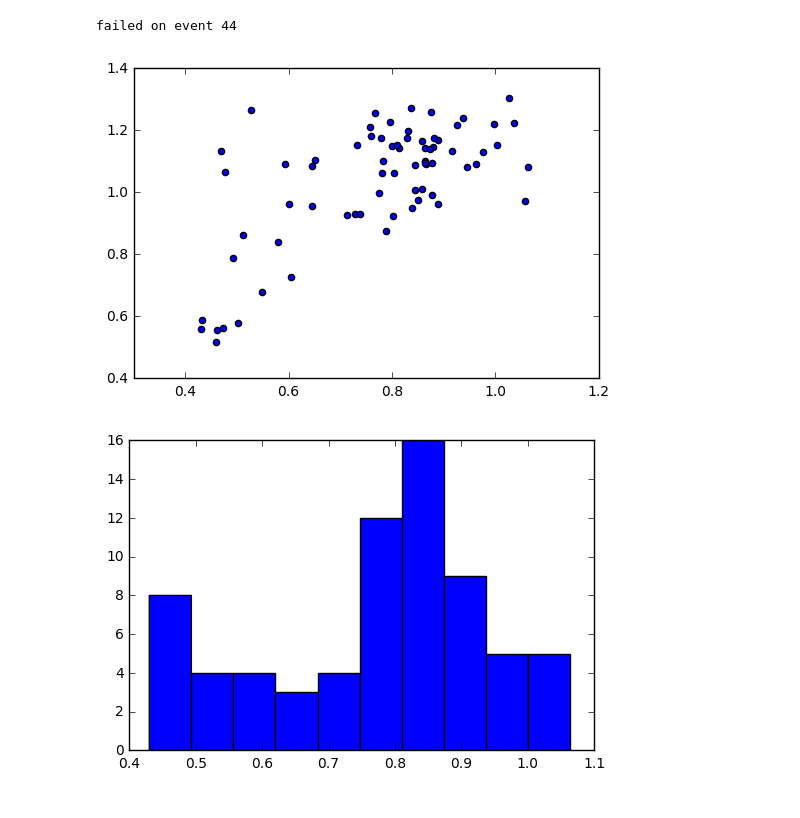
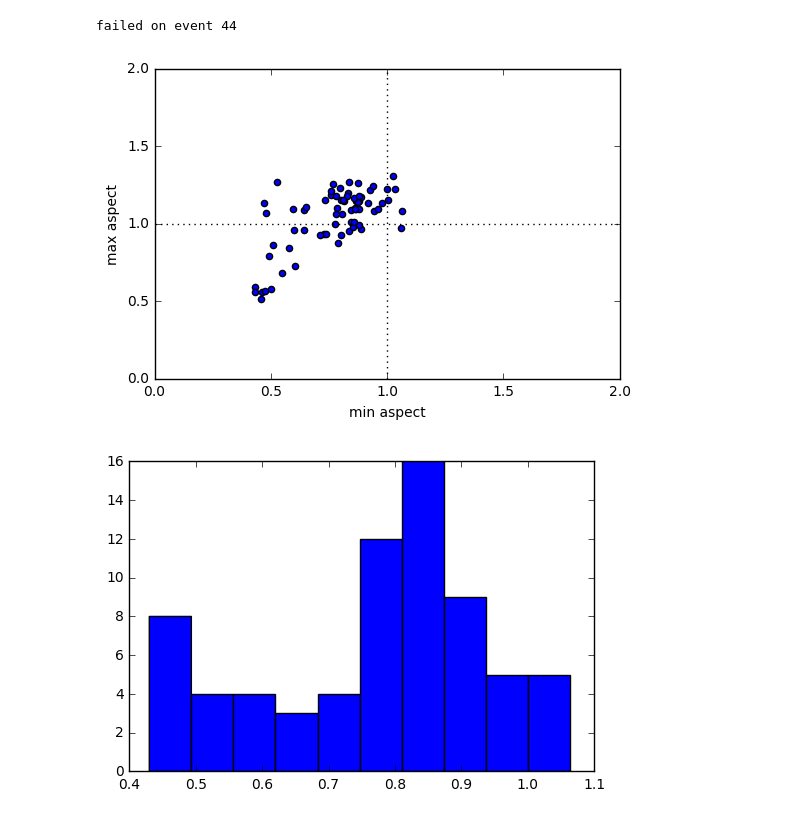
Before and after one commit to codycombs/cell_deformation, a Jupyter notebook: ellipse_fitting_tutorial.ipynb, the cells around one changed output. Drawn from its saved outputs; the diff is of its cells as text; code cells hidden in the pictures.

```diff
--- a/ellipse_fitting_tutorial.ipynb
+++ b/ellipse_fitting_tutorial.ipynb
@@ -408,7 +409,7 @@ def preprocess_frame(raw_frame, template_frame, plot = False):
 
     return ellipse
 # %%
-oi_event = oi_filtered_events[7]
+oi_event = oi_events[7]
 
 oi_event.get_channel_enter_exit_tf(oi_stage)
 
@@ -530,8 +531,8 @@ for i, oi_event in enumerate(oi_events):
         aspects = []
 
 
-        for i in range(oi_event._channel_enter_tf-5, oi_event._channel_exit_tf-1):
-            detection = oi_event._detections[i - oi_event._detections[0]._tf]
+        for j in range(oi_event._channel_enter_tf-5, oi_event._channel_exit_tf-1):
+            detection = oi_event._detections[j - oi_event._detections[0]._tf]
             raw_frame = oi_vid.get_frame(detection._tf)
 
             ellipse = preprocess_frame(raw_frame, template_frame, plot = False)
@@ -555,12 +556,21 @@ for i, oi_event in enumerate(oi_events):
         print 'failed on event', i
 # %% [output]
 failed on event 44
-# %%
-plt.scatter(min_aspects, max_aspects)
-
-plt.show()
-# %% [output]
-[figure, removed]
+# %%
+plt.scatter(min_aspects, max_aspects)
+
+plt.plot([0,10],[1,1], c = 'k', ls = ':')
+plt.plot([1,1],[0,10], c = 'k', ls = ':')
+
+plt.xlabel('min aspect')
+plt.ylabel('max aspect')
+
+plt.xlim(0,2)
+plt.ylim(0,2)
+
+plt.show()
+# %% [output]
+[figure, added]
 # %%
 plt.hist(min_aspects)
 plt.show()
```
Also changed, not shown: parts of 8 cells of this notebook.
